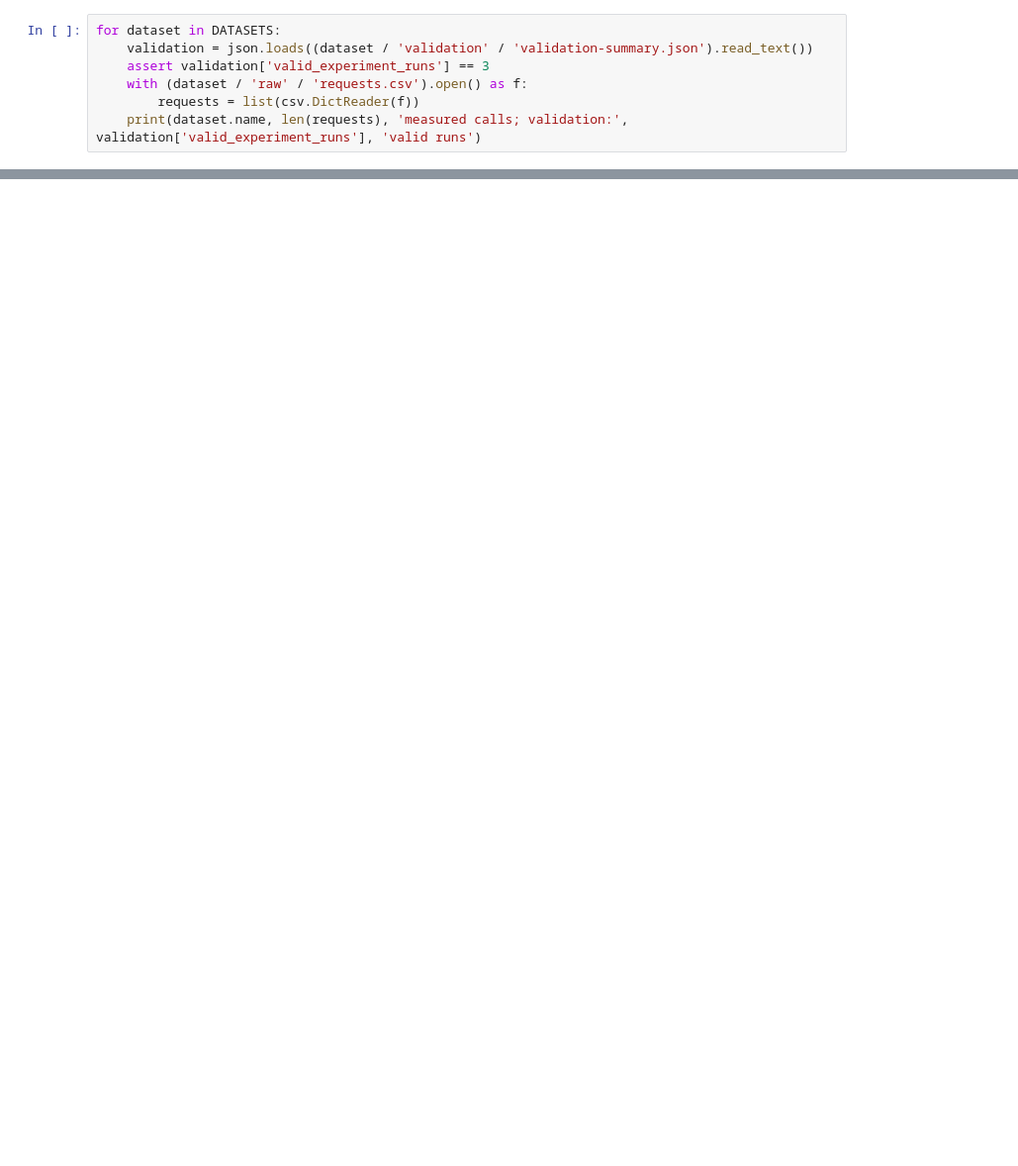
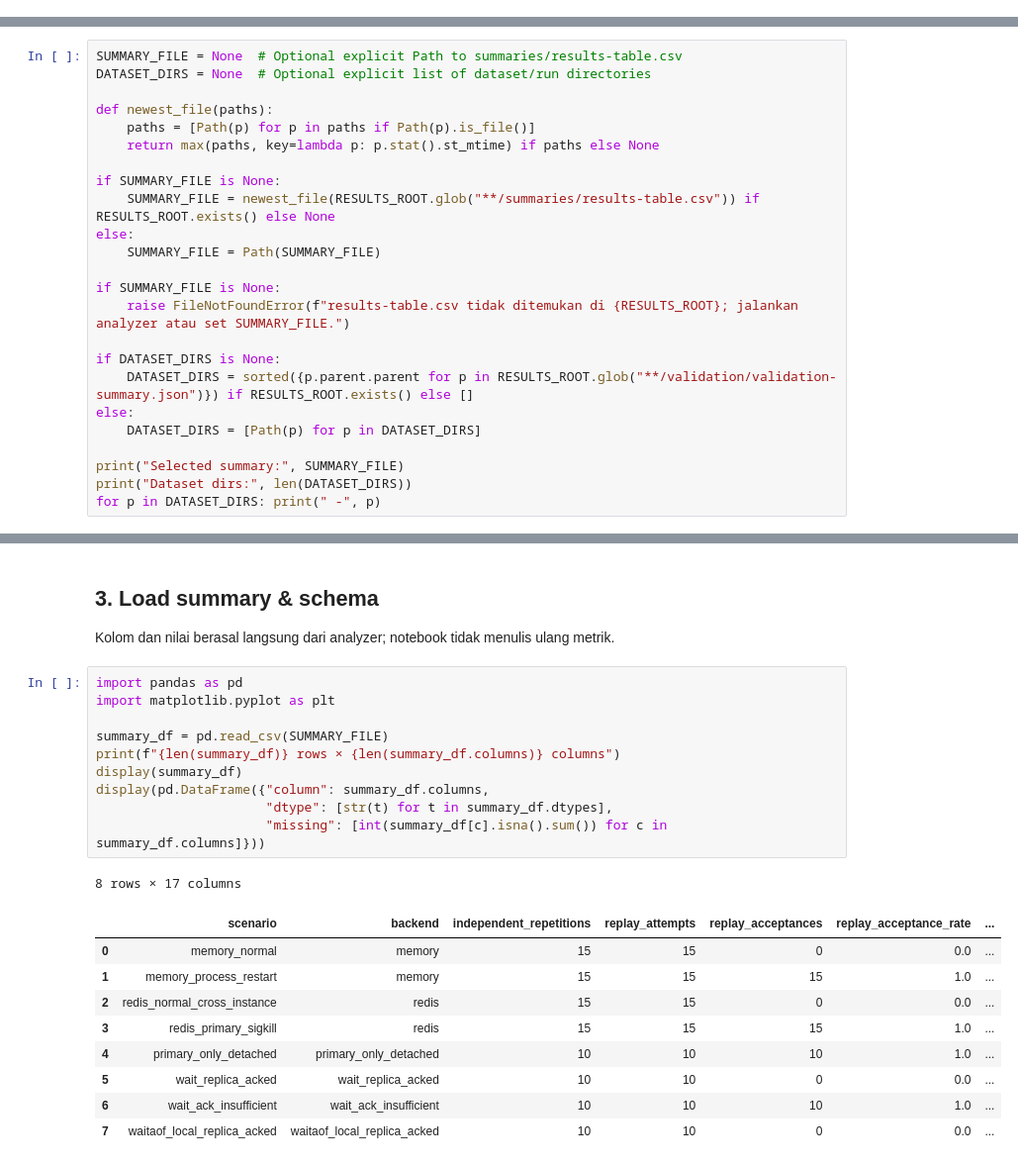
Before and after one commit to nasehqusyairy/microservices-security-experiment, a Jupyter notebook: research/dpop-durability/analysis.ipynb, the cells around one changed output, grey strips where cells are left out. Shown at 99% size. Cells and saved outputs as stored; diff of their text form; blank space fills up the shorter version.

```diff
--- a/research/dpop-durability/analysis.ipynb
+++ b/research/dpop-durability/analysis.ipynb
@@ -19,7 +0,0 @@ summary
-# %%
-for dataset in DATASETS:
-    validation = json.loads((dataset / 'validation' / 'validation-summary.json').read_text())
-    assert validation['valid_experiment_runs'] == 3
-    with (dataset / 'raw' / 'requests.csv').open() as f:
-        requests = list(csv.DictReader(f))
-    print(dataset.name, len(requests), 'measured calls; validation:', validation['valid_experiment_runs'], 'valid runs')
@@ -36,0 +48,24 @@ The generated CSV/Markdown tables and PNG/PDF figures are produced by `scripts/a
+# %%
+SUMMARY_FILE = None  # Optional explicit Path to summaries/results-table.csv
+DATASET_DIRS = None  # Optional explicit list of dataset/run directories
+
+def newest_file(paths):
+    paths = [Path(p) for p in paths if Path(p).is_file()]
+    return max(paths, key=lambda p: p.stat().st_mtime) if paths else None
+
+if SUMMARY_FILE is None:
+    SUMMARY_FILE = newest_file(RESULTS_ROOT.glob("**/summaries/results-table.csv")) if RESULTS_ROOT.exists() else None
+else:
+    SUMMARY_FILE = Path(SUMMARY_FILE)
+
+if SUMMARY_FILE is None:
+    raise FileNotFoundError(f"results-table.csv tidak ditemukan di {RESULTS_ROOT}; jalankan analyzer atau set SUMMARY_FILE.")
+
+if DATASET_DIRS is None:
+    DATASET_DIRS = sorted({p.parent.parent for p in RESULTS_ROOT.glob("**/validation/validation-summary.json")}) if RESULTS_ROOT.exists() else []
+else:
+    DATASET_DIRS = [Path(p) for p in DATASET_DIRS]
+
+print("Selected summary:", SUMMARY_FILE)
+print("Dataset dirs:", len(DATASET_DIRS))
+for p in DATASET_DIRS: print(" -", p)
@@ -36,0 +82,24 @@ The generated CSV/Markdown tables and PNG/PDF figures are produced by `scripts/a
+# %% [markdown]
+## 3. Load summary & schema
+Kolom dan nilai berasal langsung dari analyzer; notebook tidak menulis ulang metrik.
+# %%
+import pandas as pd
+import matplotlib.pyplot as plt
+
+summary_df = pd.read_csv(SUMMARY_FILE)
+print(f"{len(summary_df)} rows × {len(summary_df.columns)} columns")
+display(summary_df)
+display(pd.DataFrame({"column": summary_df.columns,
+                      "dtype": [str(t) for t in summary_df.dtypes],
+                      "missing": [int(summary_df[c].isna().sum()) for c in summary_df.columns]}))
+# %% [output]
+8 rows × 17 columns
+|  | scenario | backend | independent_repetitions | replay_attempts | replay_acceptances | replay_acceptance_rate | ... |
+| 0 | memory_normal | memory | 15 | 15 | 0 | 0.0 | ... |
+| 1 | memory_process_restart | memory | 15 | 15 | 15 | 1.0 | ... |
+| 2 | redis_normal_cross_instance | redis | 15 | 15 | 0 | 0.0 | ... |
+| 3 | redis_primary_sigkill | redis | 15 | 15 | 15 | 1.0 | ... |
+| 4 | primary_only_detached | primary_only_detached | 10 | 10 | 10 | 1.0 | ... |
+| 5 | wait_replica_acked | wait_replica_acked | 10 | 10 | 0 | 0.0 | ... |
+| 6 | wait_ack_insufficient | wait_ack_insufficient | 10 | 10 | 10 | 1.0 | ... |
+| 7 | waitaof_local_replica_acked | waitaof_local_replica_acked | 10 | 10 | 0 | 0.0 | ... |
```
Also changed, not shown: parts of 23 cells of this notebook, 44 other files.
